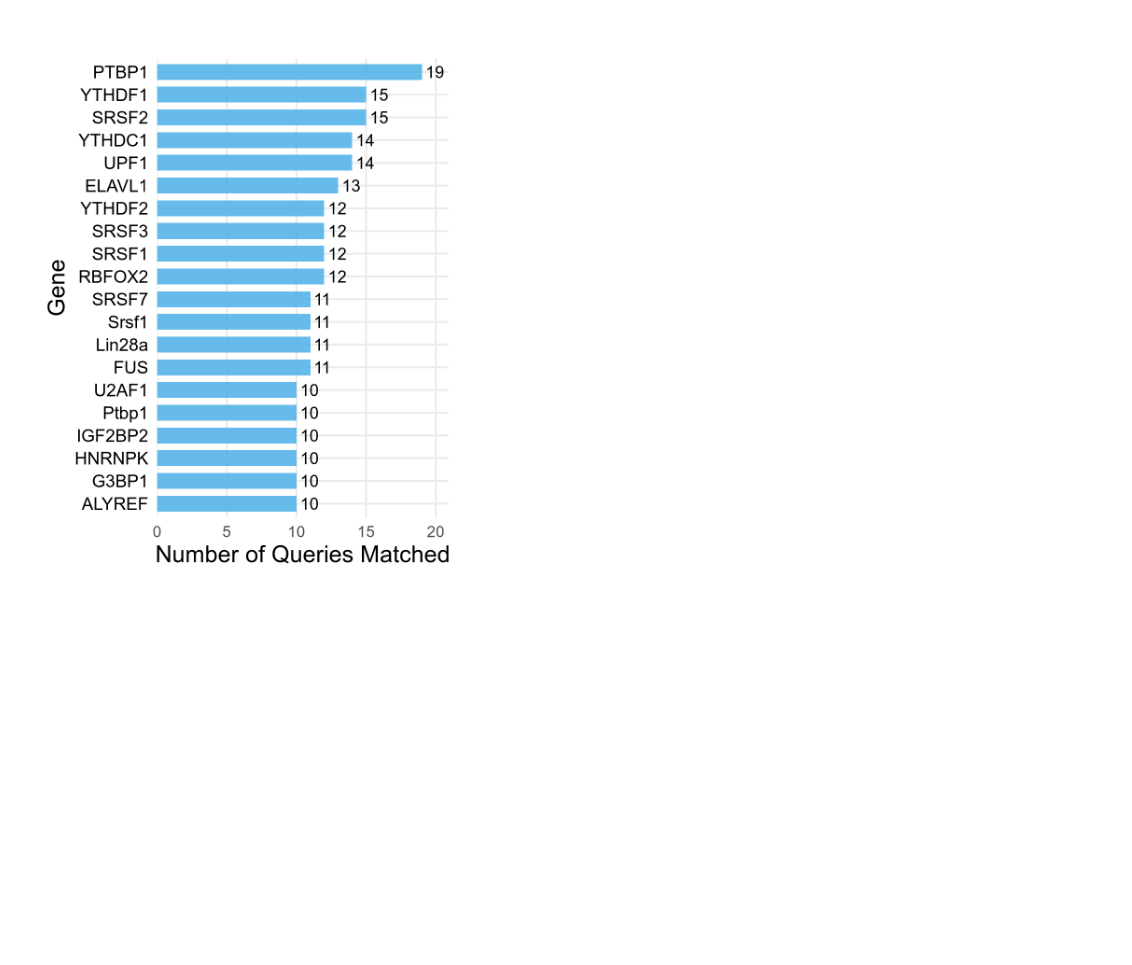
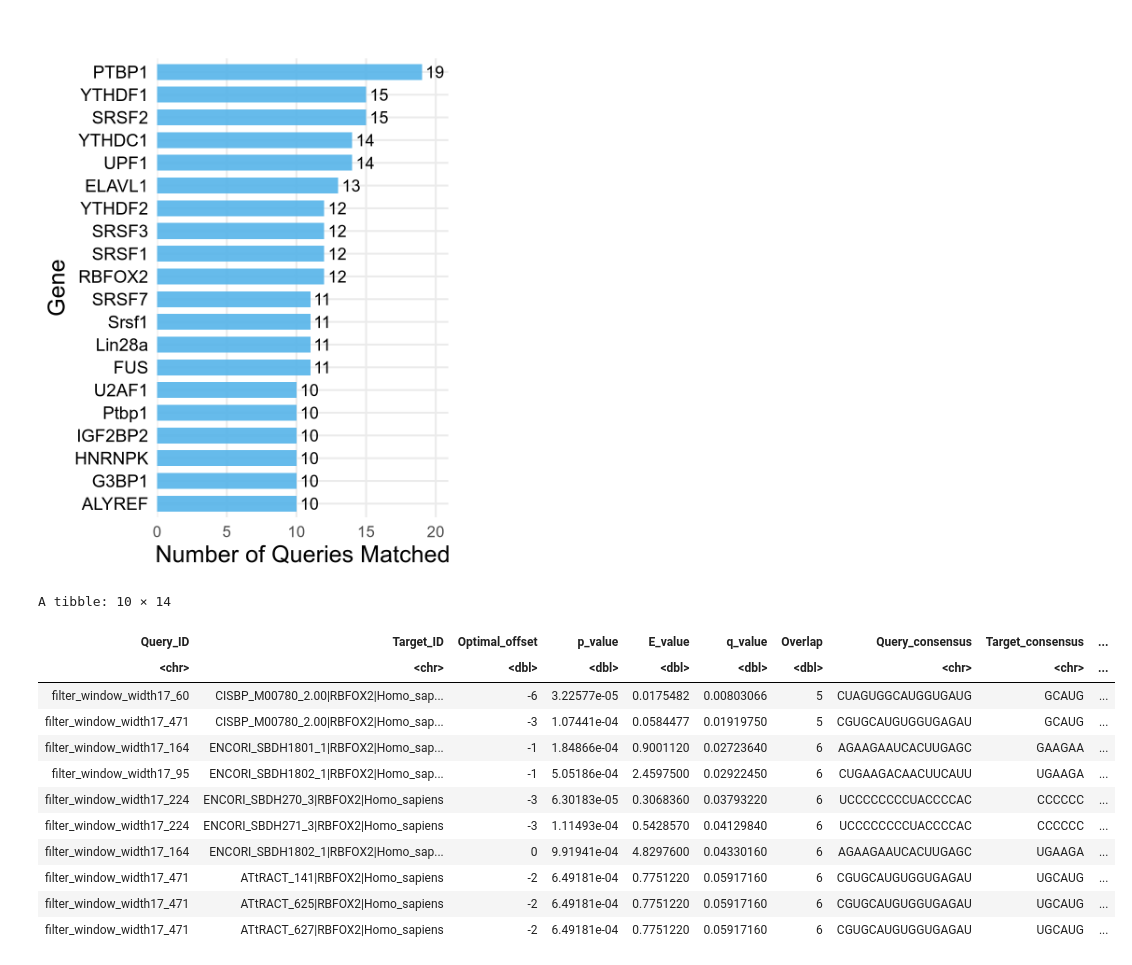
Before and after one commit to catombiotech/epiRNA_Analysis, a Jupyter notebook: filter/3-tomtom_hits_summary.ipynb, the cells around one changed output. Drawn from its saved outputs; the diff is of its cells as text; code cells hidden in the pictures; blank space fills up the shorter version.

```diff
--- a/filter/3-tomtom_hits_summary.ipynb
+++ b/filter/3-tomtom_hits_summary.ipynb
@@ -170,3 +170,22 @@ options(repr.plot.width=3, repr.plot.height=4)
 p2
 # %% [output]
 [figure]
+# %%
+df_filtered %>%
+    filter(Name == "RBFOX2") %>%
+    arrange(q_value) %>%
+    head(10)
+# %% [output]
+A tibble: 10 × 14
+| Query_ID | Target_ID | Optimal_offset | p_value | E_value | q_value | Overlap | Query_consensus | Target_consensus | ... |
+| <chr> | <chr> | <dbl> | <dbl> | <dbl> | <dbl> | <dbl> | <chr> | <chr> | ... |
+| filter_window_width17_60 | CISBP_M00780_2.00|RBFOX2|Homo_sap... | -6 | 3.22577e-05 | 0.0175482 | 0.00803066 | 5 | CUAGUGGCAUGGUGAUG | GCAUG | ... |
+| filter_window_width17_471 | CISBP_M00780_2.00|RBFOX2|Homo_sap... | -3 | 1.07441e-04 | 0.0584477 | 0.01919750 | 5 | CGUGCAUGUGGUGAGAU | GCAUG | ... |
+| filter_window_width17_164 | ENCORI_SBDH1801_1|RBFOX2|Homo_sap... | -1 | 1.84866e-04 | 0.9001120 | 0.02723640 | 6 | AGAAGAAUCACUUGAGC | GAAGAA | ... |
+| filter_window_width17_95 | ENCORI_SBDH1802_1|RBFOX2|Homo_sap... | -1 | 5.05186e-04 | 2.4597500 | 0.02922450 | 6 | CUGAAGACAACUUCAUU | UGAAGA | ... |
+| filter_window_width17_224 | ENCORI_SBDH270_3|RBFOX2|Homo_sapiens | -3 | 6.30183e-05 | 0.3068360 | 0.03793220 | 6 | UCCCCCCCCUACCCCAC | CCCCCC | ... |
+| filter_window_width17_224 | ENCORI_SBDH271_3|RBFOX2|Homo_sapiens | -3 | 1.11493e-04 | 0.5428570 | 0.04129840 | 6 | UCCCCCCCCUACCCCAC | CCCCCC | ... |
+| filter_window_width17_164 | ENCORI_SBDH1802_1|RBFOX2|Homo_sap... | 0 | 9.91941e-04 | 4.8297600 | 0.04330160 | 6 | AGAAGAAUCACUUGAGC | UGAAGA | ... |
+| filter_window_width17_471 | ATtRACT_141|RBFOX2|Homo_sapiens | -2 | 6.49181e-04 | 0.7751220 | 0.05917160 | 6 | CGUGCAUGUGGUGAGAU | UGCAUG | ... |
+| filter_window_width17_471 | ATtRACT_625|RBFOX2|Homo_sapiens | -2 | 6.49181e-04 | 0.7751220 | 0.05917160 | 6 | CGUGCAUGUGGUGAGAU | UGCAUG | ... |
+| filter_window_width17_471 | ATtRACT_627|RBFOX2|Homo_sapiens | -2 | 6.49181e-04 | 0.7751220 | 0.05917160 | 6 | CGUGCAUGUGGUGAGAU | UGCAUG | ... |
```
Also changed, not shown: parts of 2 cells of this notebook, 7 other files.
